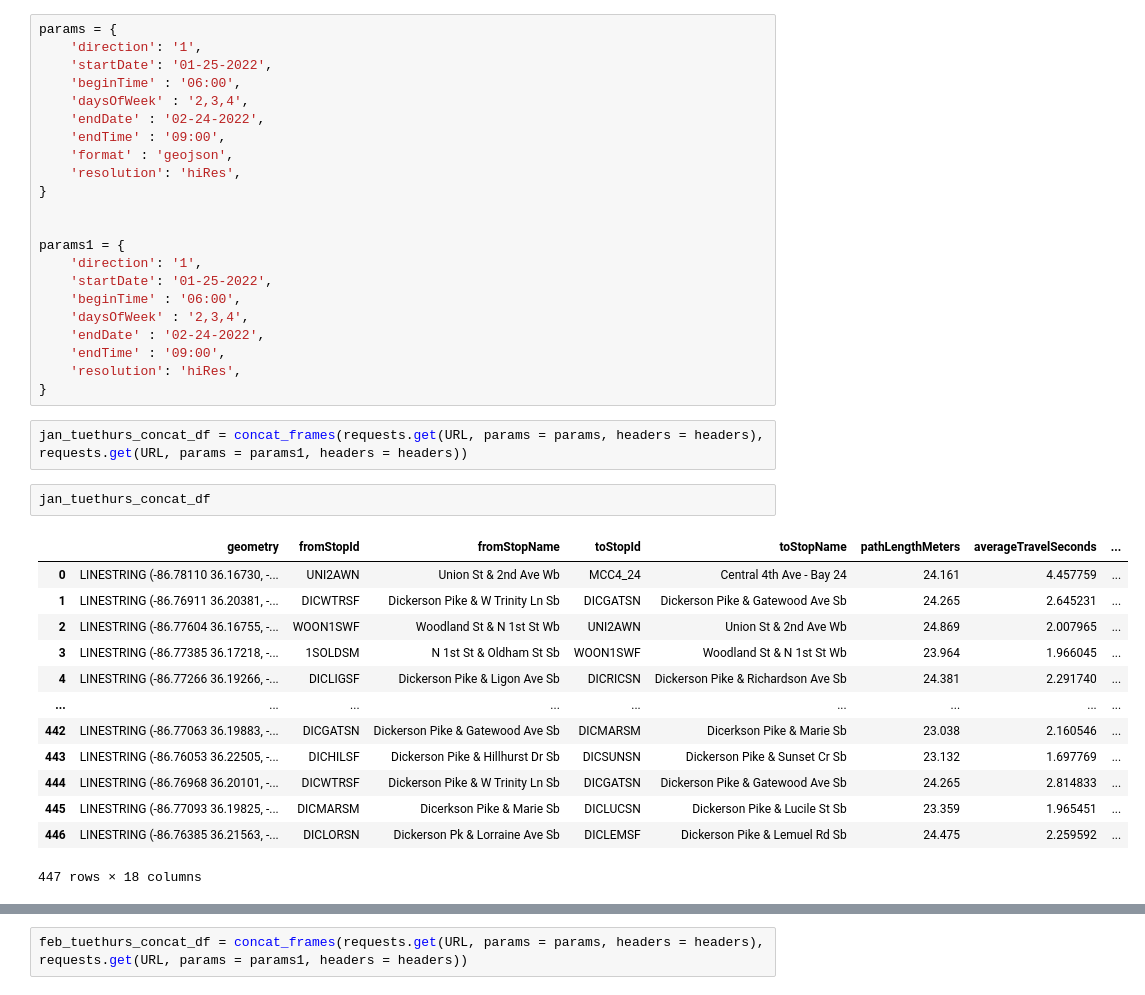
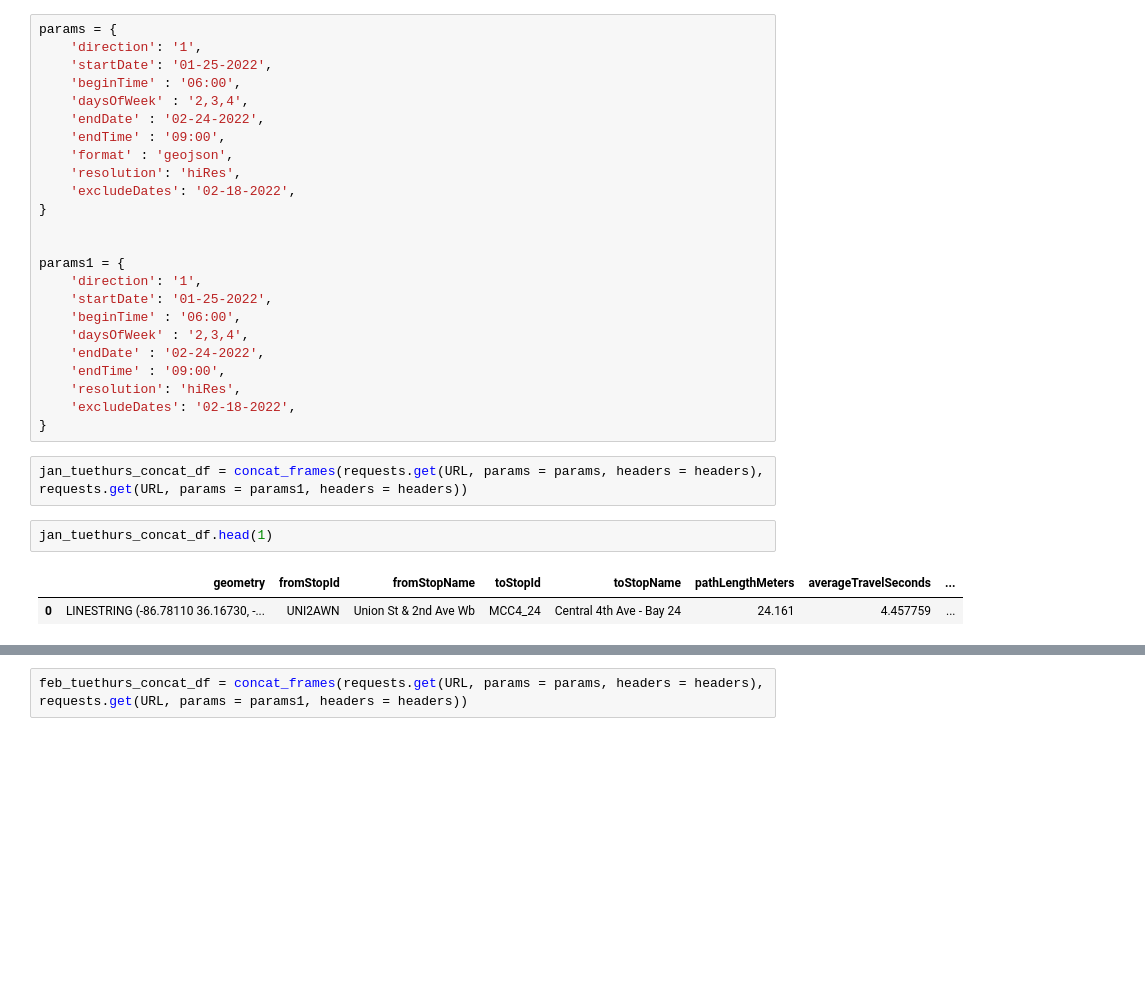
Before and after one commit to patlyons/wego-hades, a Jupyter notebook: notebook/geospatial_1.ipynb, the cells around one changed output, grey strips where cells are left out. Cells and saved outputs as stored; diff of their text form; blank space fills up the shorter version.

```diff
--- a/notebook/geospatial_1.ipynb
+++ b/notebook/geospatial_1.ipynb
@@ -253,6 +244,7 @@ params = {
     'endTime' : '09:00',
     'format' : 'geojson',
     'resolution': 'hiRes',
+    'excludeDates': '02-18-2022',
 }
 
 
@@ -264,25 +256,15 @@ params1 = {
     'endDate' : '02-24-2022',
     'endTime' : '09:00',
     'resolution': 'hiRes',
+    'excludeDates': '02-18-2022',
 }
 # %%
 jan_tuethurs_concat_df = concat_frames(requests.get(URL, params = params, headers = headers), requests.get(URL, params = params1, headers = headers))
 # %%
-jan_tuethurs_concat_df
+jan_tuethurs_concat_df.head(1)
 # %% [output]
 |  | geometry | fromStopId | fromStopName | toStopId | toStopName | pathLengthMeters | averageTravelSeconds | ... |
 | 0 | LINESTRING (-86.78110 36.16730, -... | UNI2AWN | Union St & 2nd Ave Wb | MCC4_24 | Central 4th Ave - Bay 24 | 24.161 | 4.457759 | ... |
-| 1 | LINESTRING (-86.76911 36.20381, -... | DICWTRSF | Dickerson Pike & W Trinity Ln Sb | DICGATSN | Dickerson Pike & Gatewood Ave Sb | 24.265 | 2.645231 | ... |
-| 2 | LINESTRING (-86.77604 36.16755, -... | WOON1SWF | Woodland St & N 1st St Wb | UNI2AWN | Union St & 2nd Ave Wb | 24.869 | 2.007965 | ... |
-| 3 | LINESTRING (-86.77385 36.17218, -... | 1SOLDSM | N 1st St & Oldham St Sb | WOON1SWF | Woodland St & N 1st St Wb | 23.964 | 1.966045 | ... |
-| 4 | LINESTRING (-86.77266 36.19266, -... | DICLIGSF | Dickerson Pike & Ligon Ave Sb | DICRICSN | Dickerson Pike & Richardson Ave Sb | 24.381 | 2.291740 | ... |
-| ... | ... | ... | ... | ... | ... | ... | ... | ... |
-| 442 | LINESTRING (-86.77063 36.19883, -... | DICGATSN | Dickerson Pike & Gatewood Ave Sb | DICMARSM | Dicerkson Pike & Marie Sb | 23.038 | 2.160546 | ... |
-| 443 | LINESTRING (-86.76053 36.22505, -... | DICHILSF | Dickerson Pike & Hillhurst Dr Sb | DICSUNSN | Dickerson Pike & Sunset Cr Sb | 23.132 | 1.697769 | ... |
-| 444 | LINESTRING (-86.76968 36.20101, -... | DICWTRSF | Dickerson Pike & W Trinity Ln Sb | DICGATSN | Dickerson Pike & Gatewood Ave Sb | 24.265 | 2.814833 | ... |
-| 445 | LINESTRING (-86.77093 36.19825, -... | DICMARSM | Dicerkson Pike & Marie Sb | DICLUCSN | Dickerson Pike & Lucile St Sb | 23.359 | 1.965451 | ... |
-| 446 | LINESTRING (-86.76385 36.21563, -... | DICLORSN | Dickerson Pk & Lorraine Ave Sb | DICLEMSF | Dickerson Pike & Lemuel Rd Sb | 24.475 | 2.259592 | ... |
-447 rows × 18 columns
 # %%
 params = {
     'direction': '1',
```
Also changed, not shown: parts of 89 cells of this notebook, 1 other file.
